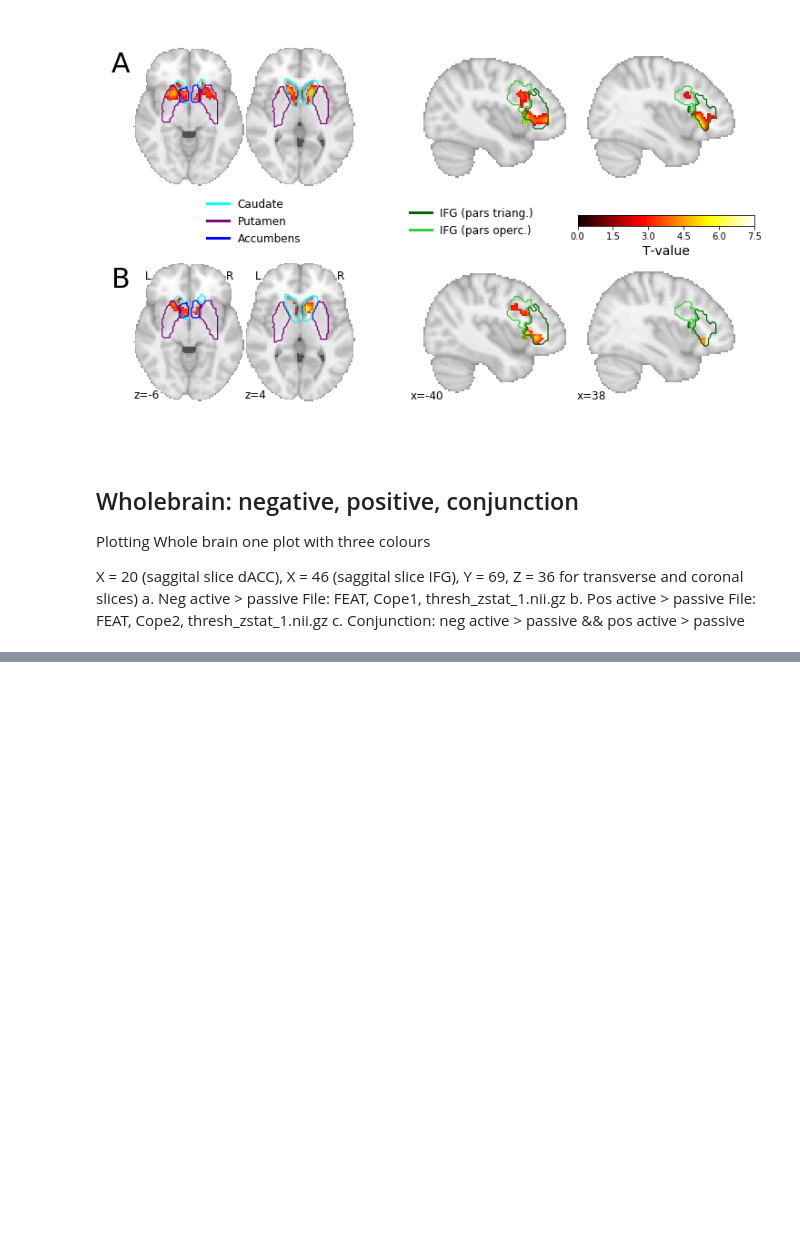
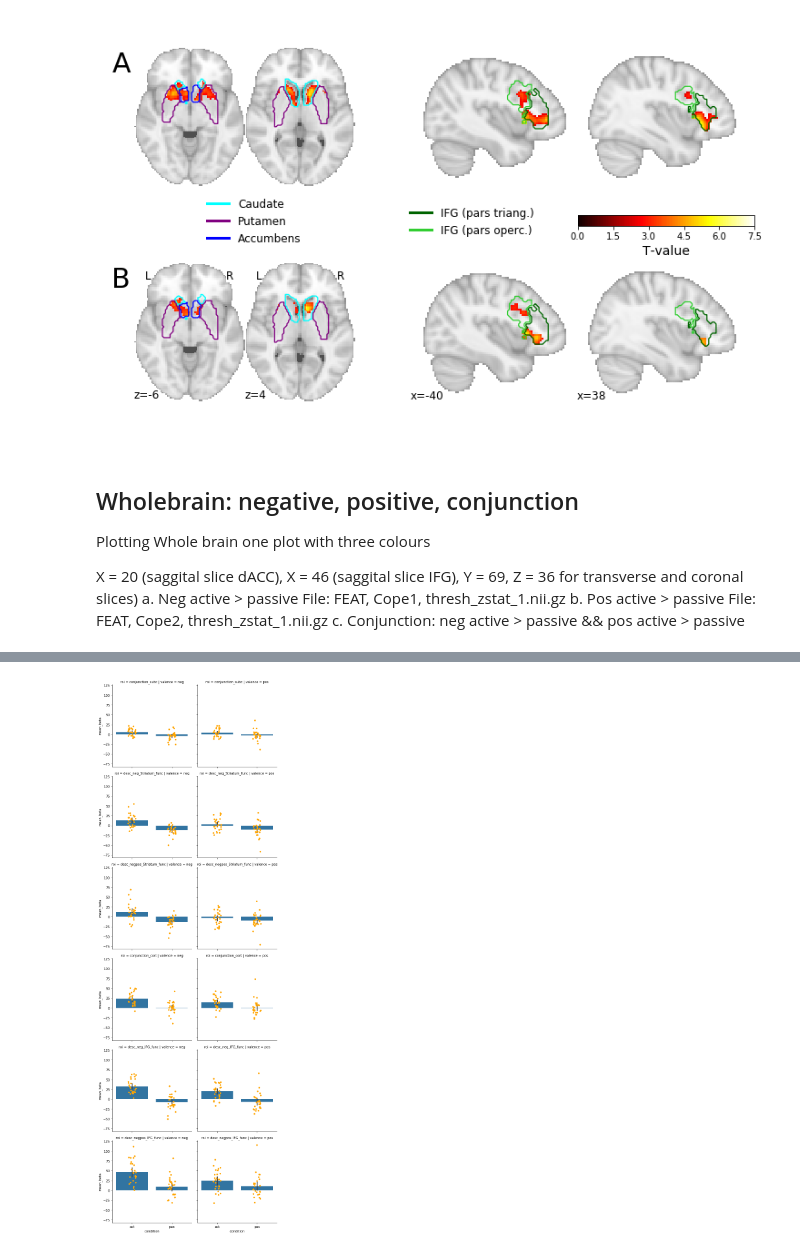
Before and after one commit to lukassnoek/MorbidCuriosityFMRI, a Jupyter notebook: code/plotting/plot_notebook.ipynb, the cells around one changed output, grey strips where cells are left out. Cells and saved outputs as stored; diff of their text form; code cells hidden in the pictures; blank space fills up the shorter version.

```diff
--- a/code/plotting/plot_notebook.ipynb
+++ b/code/plotting/plot_notebook.ipynb
@@ -311,0 +391,6 @@ Geen labels
+# %%
+g = sns.FacetGrid(df, row='roi', col='valence', aspect=1, height=4)
+g.map(sns.barplot, 'condition', 'mean_beta');
+g.map(sns.stripplot, 'condition', 'mean_beta', color='orange');
+# %% [output]
+[figure, added]
```
Also changed, not shown: parts of 8 cells of this notebook.
